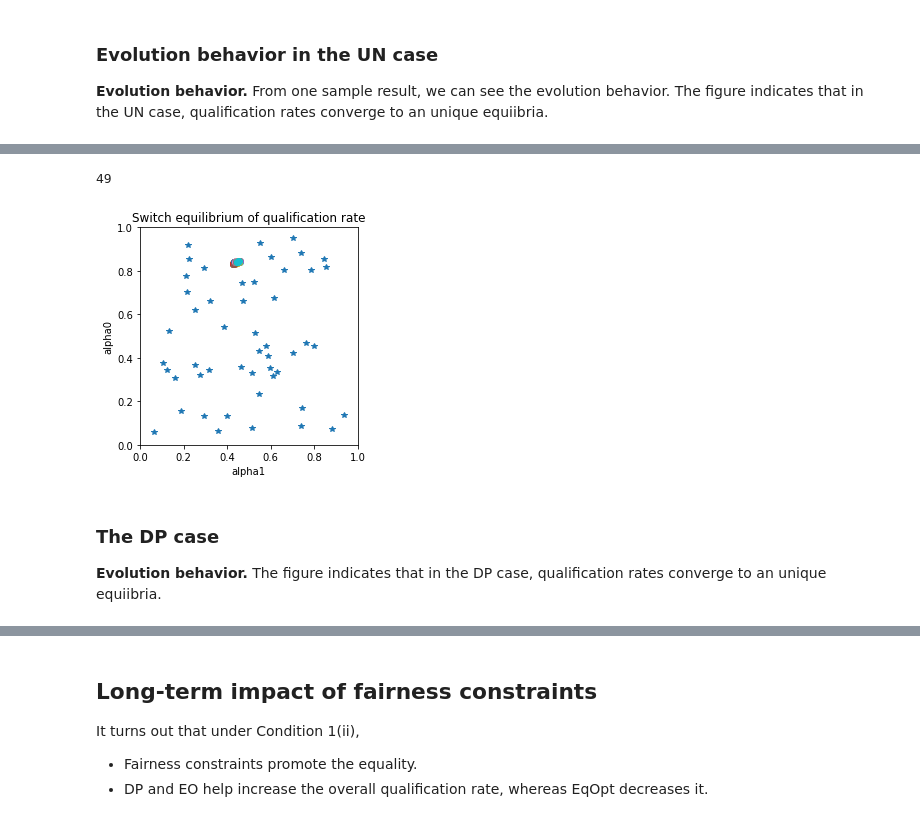
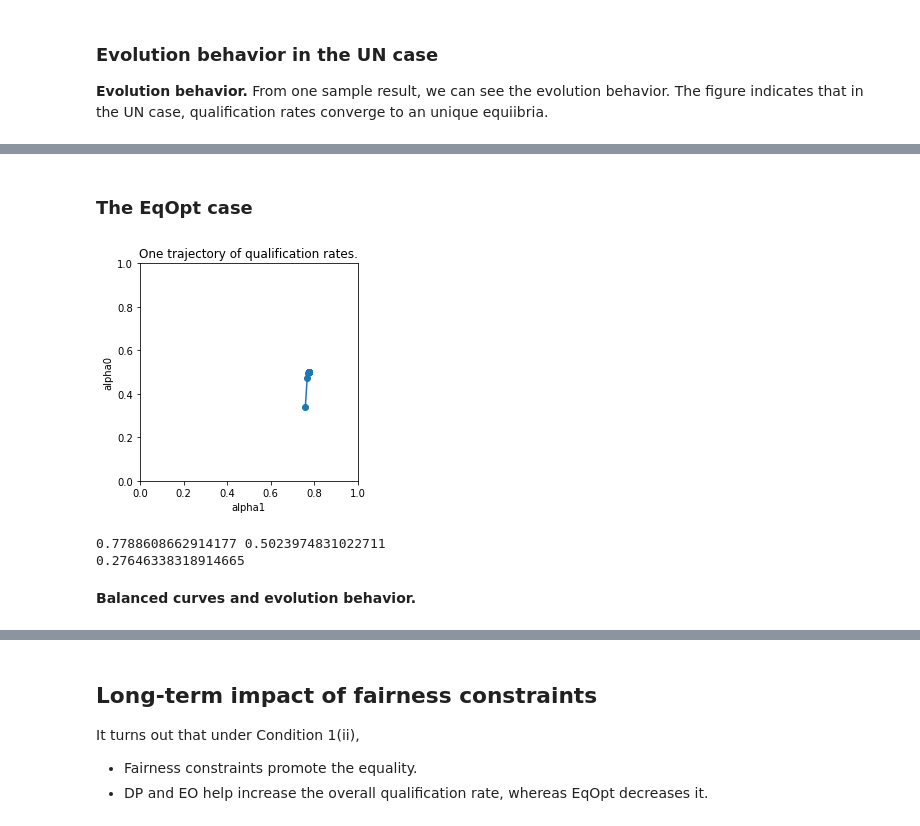
Before and after one commit to TURuibo/long-term-impact-of-fairness-constraints, a Jupyter notebook: notebooks/long_term_impact_analysis__FICO_equilibrium.ipynb, the cells around one changed output, grey strips where cells are left out. Cells and saved outputs as stored; diff of their text form; code cells hidden in the pictures.

```diff
--- a/notebooks/long_term_impact_analysis__FICO_equilibrium.ipynb
+++ b/notebooks/long_term_impact_analysis__FICO_equilibrium.ipynb
@@ -213,6 +67,6 @@ $\alpha^s_{t+1} = g^{0s}_t + (g^{1s}_t-g^{0s}_t) \alpha^s_t$.
 - E[ y, a, s] represents $\mathbb{E}_{X\mid y,s}(\hat{Y} = a)$.
 # %%
 def update(alpha,tpr,fpr,T, group):
-    g0 = T[0,0,group]*(1-fpr) + T[0,1,group]*fpr
-    g1 = T[1,0,group]*(1-tpr) + T[1,1,group]*tpr
+    g0 = T[0,0,group]*(1-fpr[group]) + T[0,1,group]*fpr[group]
+    g1 = T[1,0,group]*(1-tpr[group]) + T[1,1,group]*tpr[group]
     return alpha*g1 + (1-alpha)*g0
@@ -244,0 +88,14 @@ def update_qualification_rates(alpha0, alpha1, ps, T, eva_classifier_fn,
+# %%
+def update_qualification_rates(alpha_aa, alpha_c, T, get_policy,
+                               paa=P_AA, pc=P_C,
+                               a_aa0=a_aa0, b_aa0=b_aa0,a_aa1=a_aa1, b_aa1=b_aa1,
+                               a_c0=a_c0, b_c0=b_c0, a_c1=a_c1, b_c1=b_c1):
+
+    tpr,fpr = eva_classifier(alpha_aa,alpha_c, get_policy,
+                             paa, pc,
+                             a_aa0=a_aa0, b_aa0=b_aa0,a_aa1=a_aa1, b_aa1=b_aa1,
+                             a_c0=a_c0, b_c0=b_c0, a_c1=a_c1, b_c1=b_c1)
+
+    alpha_aa_next = update(alpha_aa,tpr,fpr,T,group = 0)
+    alpha_c_next = update(alpha_c,tpr,fpr,T,group = 1)
+    return alpha_aa_next,alpha_c_next
@@ -275,31 +180,38 @@ plt.show()
+# %% [markdown]
+### The EqOpt case
 # %%
 np.random.seed(777)
 MAX_ITERATION_EQUILIBRIUM = 10
+
+alpha0, alpha1 =  alpha_aa_ini,alpha_c_ini
+alpha0_eqopt_evolution=[alpha0]
+alpha1_eqopt_evolution=[alpha1]
+for _ in range(MAX_ITERATION_EQUILIBRIUM):
+    alpha0, alpha1 = update_qualification_rates(alpha0, alpha1, T, get_policy_eqopt,
+                                                paa=P_AA, pc=P_C,
+                                                a_aa0=a_aa0, b_aa0=b_aa0,a_aa1=a_aa1, b_aa1=b_aa1,
+                                                a_c0=a_c0, b_c0=b_c0, a_c1=a_c1, b_c1=b_c1
+                                               )
+    alpha0_eqopt_evolution.append(alpha0)
+    alpha1_eqopt_evolution.append(alpha1)
+
 plt.figure()
+plt.axis('square')
+plt.plot(alpha1_eqopt_evolution,alpha0_eqopt_evolution,'o-')
+plt.ylim(0, 1)
+plt.xlim(0, 1)
 
-for k in range(NUM_SAMPLES):
-    sys.stdout.write("\r{0}".format(str(k)))
-    alpha0, alpha1 =  alpha0List[k],alpha1List[k]
-    alpha0_un_evolution=[alpha0]
-    alpha1_un_evolution=[alpha1]
-    for _ in range(MAX_ITERATION_EQUILIBRIUM):
-        alpha0, alpha1 = update_qualification_rates(alpha0, alpha1, P0, T, eva_classifier,
-                                                    X, y, sensitive_features, subgroups_indices)
-        alpha0_un_evolution.append(alpha0)
-        alpha1_un_evolution.append(alpha1)
-
-    plt.axis('square')
-    plt.xlabel('alpha1')
-    plt.ylabel('alpha0')
-    plt.plot(alpha1_un_evolution[-5:],alpha0_un_evolution[-5:],'o',label='No.'+str(k))
-    plt.ylim(0, 1)
-    plt.xlim(0, 1)
-plt.plot(alpha0List,alpha1List,'*')
-plt.title("Switch equilibrium of qualification rate")
+plt.xlabel('alpha1')
+plt.ylabel('alpha0')
+plt.title("One trajectory of qualification rates.")
 plt.show()
 # %% [output]
-49
-[figure, old version]
+[figure, new version]
-# %% [markdown]
-### The DP case
-**Evolution behavior.** The figure indicates that in the DP case, qualification rates converge to an unique equiibria.
+# %%
+print(alpha1_eqopt_evolution[-1],alpha0_eqopt_evolution[-1])
+print(alpha1_eqopt_evolution[-1]-alpha0_eqopt_evolution[-1])
+# %% [output]
+0.7788608662914177 0.5023974831022711
+0.27646338318914665
+# %% [markdown]
+**Balanced curves and evolution behavior.**
```
Also changed, not shown: parts of 51 cells of this notebook, 2 other files.
